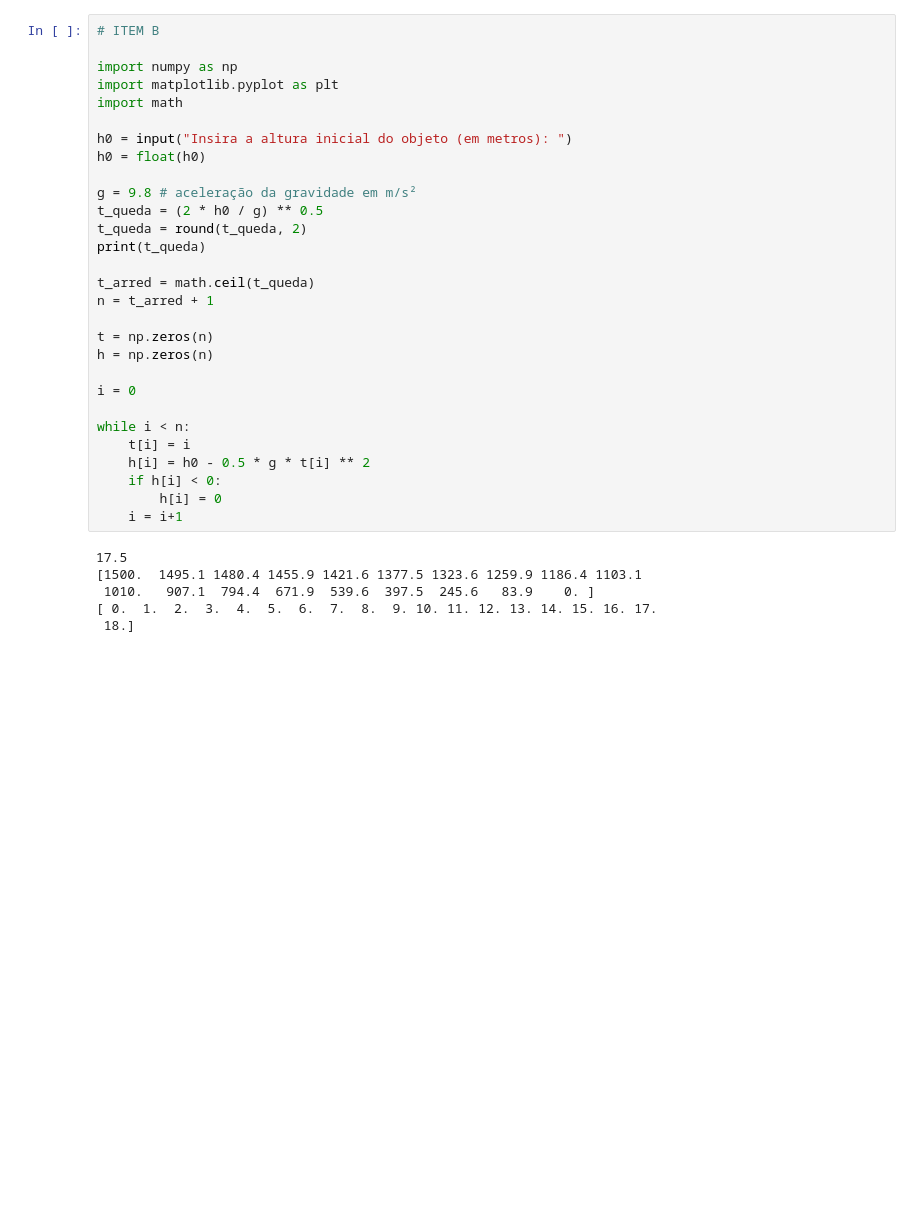
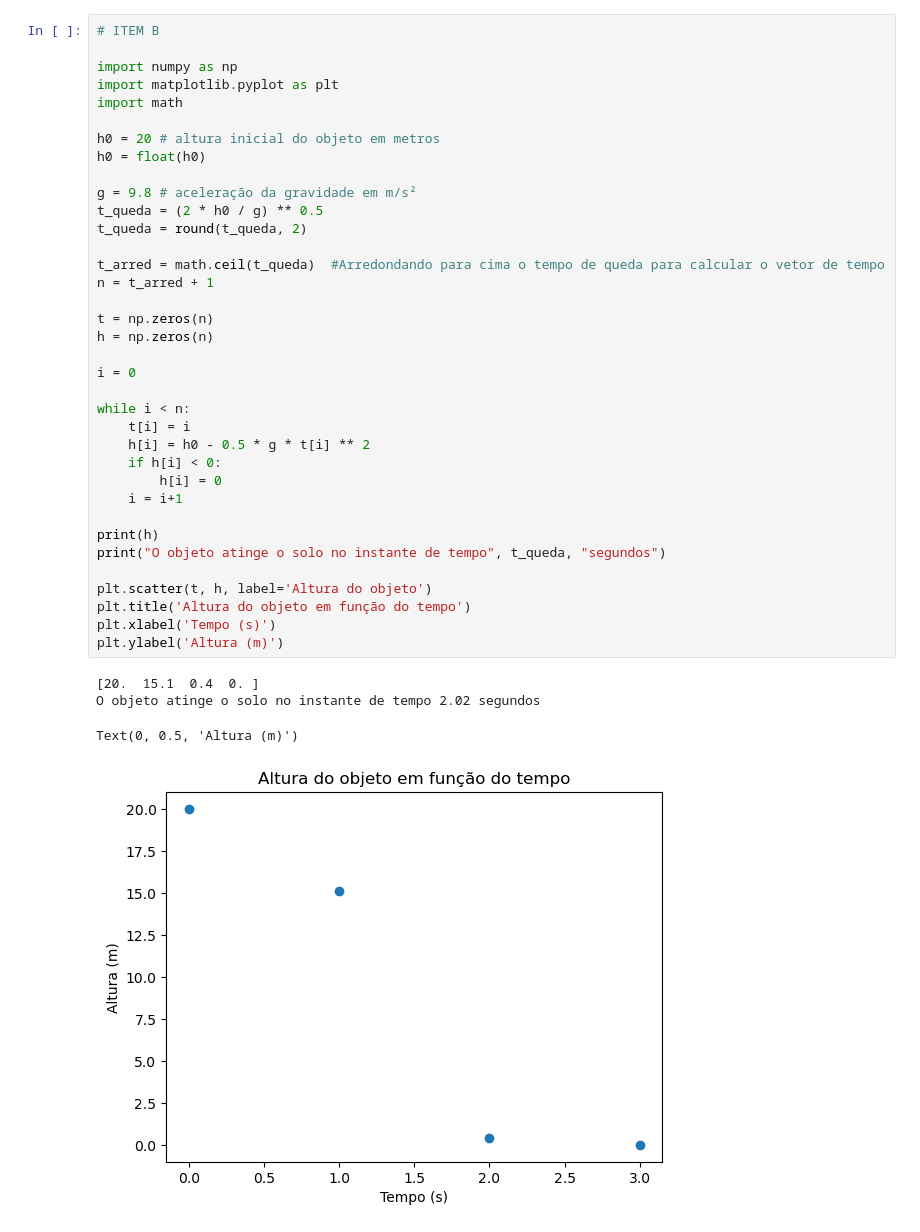
Before and after one commit to hrpedro/AV02, a Jupyter notebook: AV02.ipynb, the cells around one changed output. Saved outputs shown, nothing was run; the diff lists cells and outputs as text; blank space fills up the shorter version.

```diff
--- a/AV02.ipynb
+++ b/AV02.ipynb
@@ -30,35 +34,41 @@ print("A altura do objeto no instante de tempo", t1, "segundos é:", h, "metros"
 # %%
 # ITEM B
 
 import numpy as np
 import matplotlib.pyplot as plt
 import math
 
-h0 = input("Insira a altura inicial do objeto (em metros): ")
+h0 = 20 # altura inicial do objeto em metros
 h0 = float(h0)
 
 g = 9.8 # aceleração da gravidade em m/s²
 t_queda = (2 * h0 / g) ** 0.5
 t_queda = round(t_queda, 2)
-print(t_queda)
 
-t_arred = math.ceil(t_queda)
+t_arred = math.ceil(t_queda)  #Arredondando para cima o tempo de queda para calcular o vetor de tempo
 n = t_arred + 1
 
 t = np.zeros(n)
 h = np.zeros(n)
 
 i = 0
 
 while i < n:
     t[i] = i
     h[i] = h0 - 0.5 * g * t[i] ** 2
     if h[i] < 0:
         h[i] = 0
     i = i+1
+
+print(h)
+print("O objeto atinge o solo no instante de tempo", t_queda, "segundos")
+
+plt.scatter(t, h, label='Altura do objeto')
+plt.title('Altura do objeto em função do tempo')
+plt.xlabel('Tempo (s)')
+plt.ylabel('Altura (m)')
 # %% [output]
-17.5
-[1500.  1495.1 1480.4 1455.9 1421.6 1377.5 1323.6 1259.9 1186.4 1103.1
- 1010.   907.1  794.4  671.9  539.6  397.5  245.6   83.9    0. ]
-[ 0.  1.  2.  3.  4.  5.  6.  7.  8.  9. 10. 11. 12. 13. 14. 15. 16. 17.
- 18.]
+[20.  15.1  0.4  0. ]
+O objeto atinge o solo no instante de tempo 2.02 segundos
+Text(0, 0.5, 'Altura (m)')
+[figure, added]
```
Also changed, not shown: parts of 11 cells of this notebook, 8 other files.
